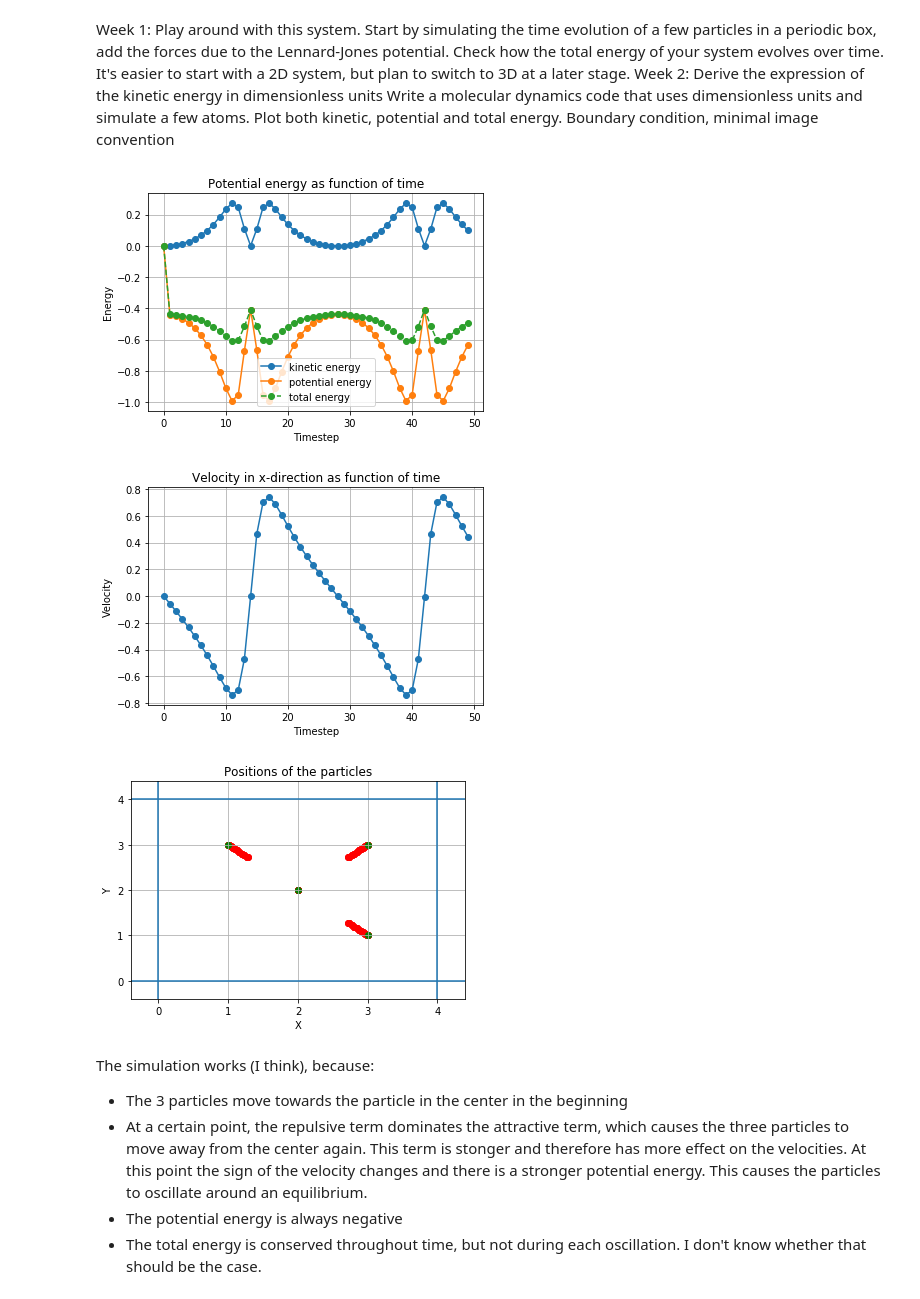
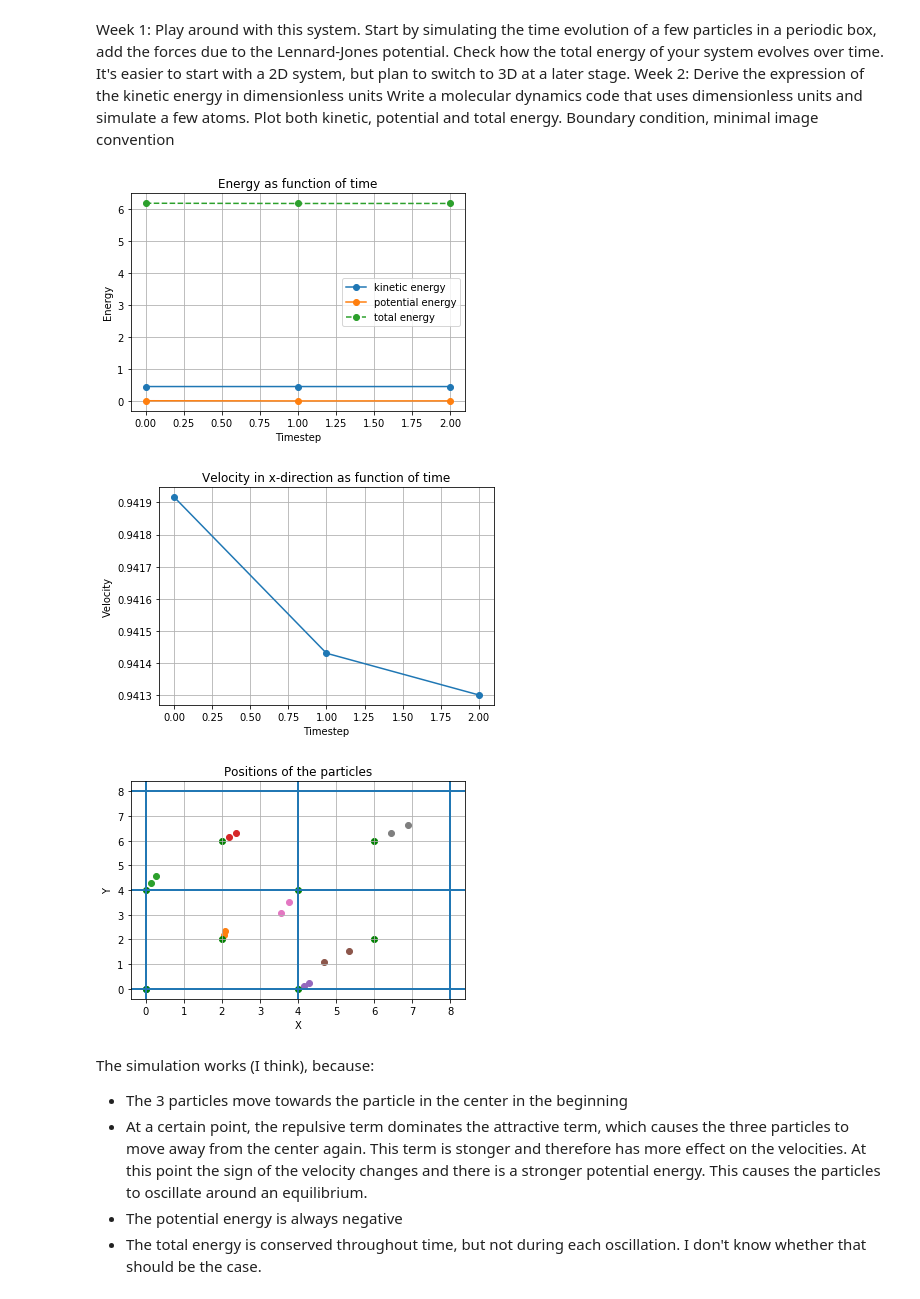
Before and after one commit to Merg3D/computational_physics_2019, a Jupyter notebook: Project1/Argon Project.ipynb, the cells around one changed output. Cells and saved outputs as stored; diff of their text form; code cells hidden in the pictures.

Commit message:
Use a fcc lattice as initial positions for the particles. Use a gaussian distribution as initial velocities for the particles.

```diff
--- a/Project1/Argon Project.ipynb
+++ b/Project1/Argon Project.ipynb
@@ -125,12 +126,27 @@ E_kin = np.zeros((num_part, num_time, 3))
 E_pot = np.zeros((num_part, num_time))
 E_tot = np.zeros((num_part, num_time))
 
-# place the particles on a rectangular grid
-state[:, 0, 0] = np.tile(inital_coords, num_part_per_dim)
-state[:, 0, 1] = np.repeat(inital_coords, num_part_per_dim)
+# calculate the initial coordinates by placing all particles on a fcc lattice
+# the initial velocities of the particles are given by a gaussian ditribution
+unit_cell = 0
+mu = 1
+T = 300
+sigma = np.sqrt(T)
 
-# place one of the particles in the center
-state[0, :, :3] = np.tile(np.asarray([0.5, 0.5, 0.0]) * L, num_time).reshape((num_time,3))
+velocity_distribution = np.random.normal(mu, sigma, num_part)
+
+for x in range(num_unit_cells_per_dim):
+    for y in range(num_unit_cells_per_dim):
+        cell_offset = np.asarray([x, y, 0.0]) * L
+        state[unit_cell + 0, 0, :3] = np.asarray([0.0, 0.0, 0.0]) + cell_offset
+        state[unit_cell + 1, 0, :3] = np.asarray([L / 2.0, L / 2.0, 0.0]) + cell_offset
+        #state[unit_cell + 1, 0, :3] = np.asarray([L / 2.0, 0.0, L / 2.0]) + cell_offset
+        #state[unit_cell + 1, 0, :3] = np.asarray([L / 2.0, L / 2.0, L / 2.0]) + cell_offset
+
+        state[unit_cell + 0, 0, 3:] = velocity_distribution[unit_cell + 0] * create_random_vector()
+        state[unit_cell + 1, 0, 3:] = velocity_distribution[unit_cell + 1] * create_random_vector()
+
+        unit_cell += 2
 
 # store initial kinetic, potential and total energy of each particle and the system
 for i in range(num_part):
@@ -166,43 +182,43 @@ plt.plot(range(num_time), E_pot[1, :], linestyle='-', marker='o', label='potenti
 plt.plot(range(num_time), E_tot[1, :], linestyle='--', marker='o', label='total energy')
 plt.xlabel('Timestep')
 plt.ylabel('Energy')
 plt.grid()
 plt.legend()
 plt.figure()
 
 # plot the velocity in x-direction
 plt.title('Velocity in x-direction as function of time')
 plt.plot(range(num_time), state[1, :, 3], linestyle='-', marker='o', label='velocity')
 plt.xlabel('Timestep')
 plt.ylabel('Velocity')
 plt.grid()
 
 # plot the positions of all particles in a new figure and plot the initial positions in green
 plt.figure()
 plt.title('Positions of the particles')
 for x in range(num_part):
-    plt.scatter(state[x, 1:, 0], state[x, 1:, 1], c='r', label='particle {}'.format(x))
+    plt.scatter(state[x, 1:, 0], state[x, 1:, 1], label='particle {}'.format(x))
     plt.scatter(state[x, 0, 0], state[x, 0, 1], c='g')
 
 # restrict the view around the box + a small margin
 view_margin = L / 10.0
-plt.xlim(-view_margin, L + view_margin)
-plt.ylim(-view_margin, L + view_margin)
+plt.xlim(-view_margin, L * num_unit_cells_per_dim + view_margin)
+plt.ylim(-view_margin, L * num_unit_cells_per_dim + view_margin)
 plt.xlabel('X')
 plt.ylabel('Y')
 plt.grid()
 
 # add border lines around the box
-plt.axvline(0)
-plt.axvline(L)
-plt.axhline(0)
-plt.axhline(L)
+for x in range(num_unit_cells_per_dim + 1):
+    for y in range(num_unit_cells_per_dim + 1):
+        plt.axvline(x * L)
+        plt.axhline(y * L)
 
 plt.show()
 # %% [output]
-[figure, old version]
+[figure, new version]
-[figure, old version]
+[figure, new version]
-[figure, old version]
+[figure, new version]
 # %% [markdown]
 The simulation works (I think), because:
 - The 3 particles move towards the particle in the center in the beginning
```
Also changed, not shown: parts of 2 cells of this notebook.
